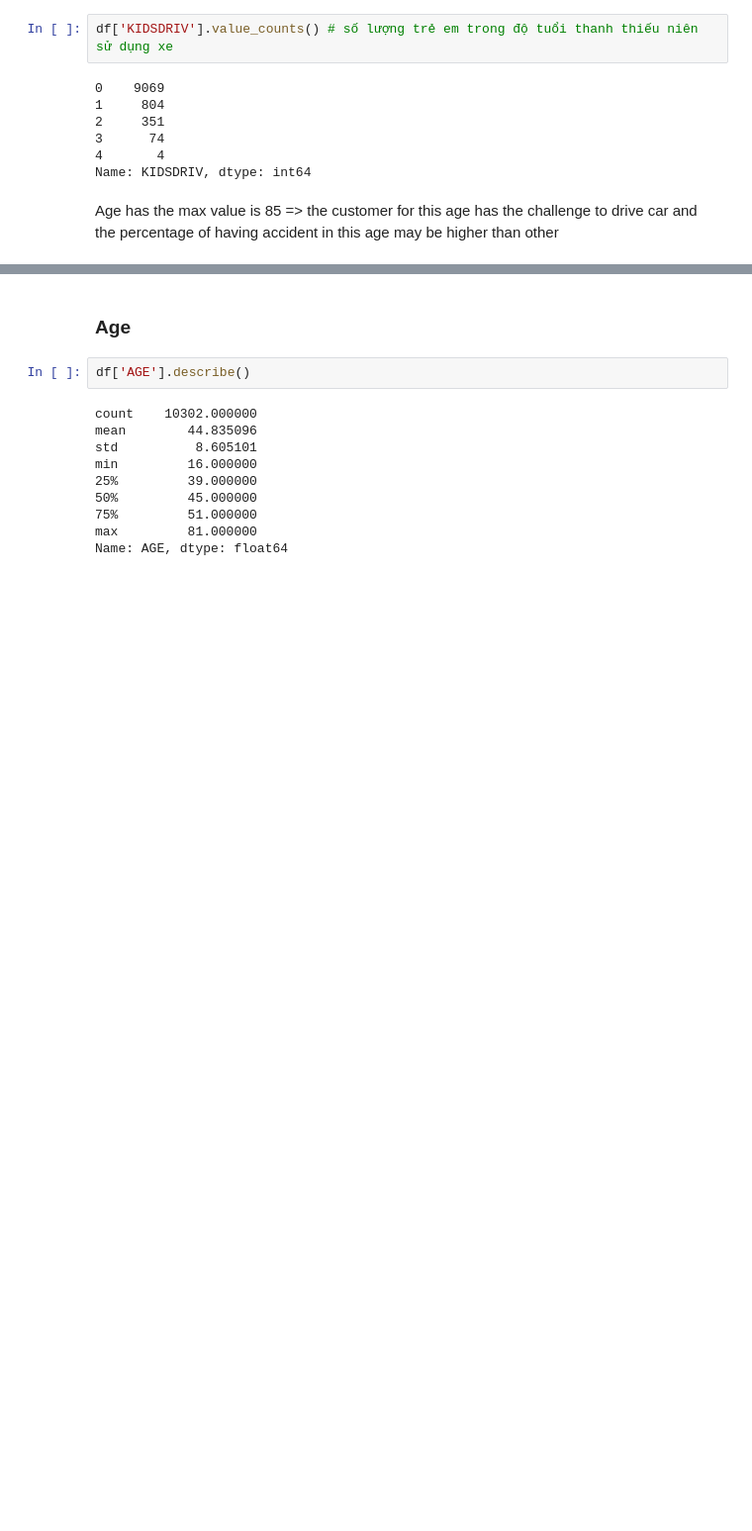
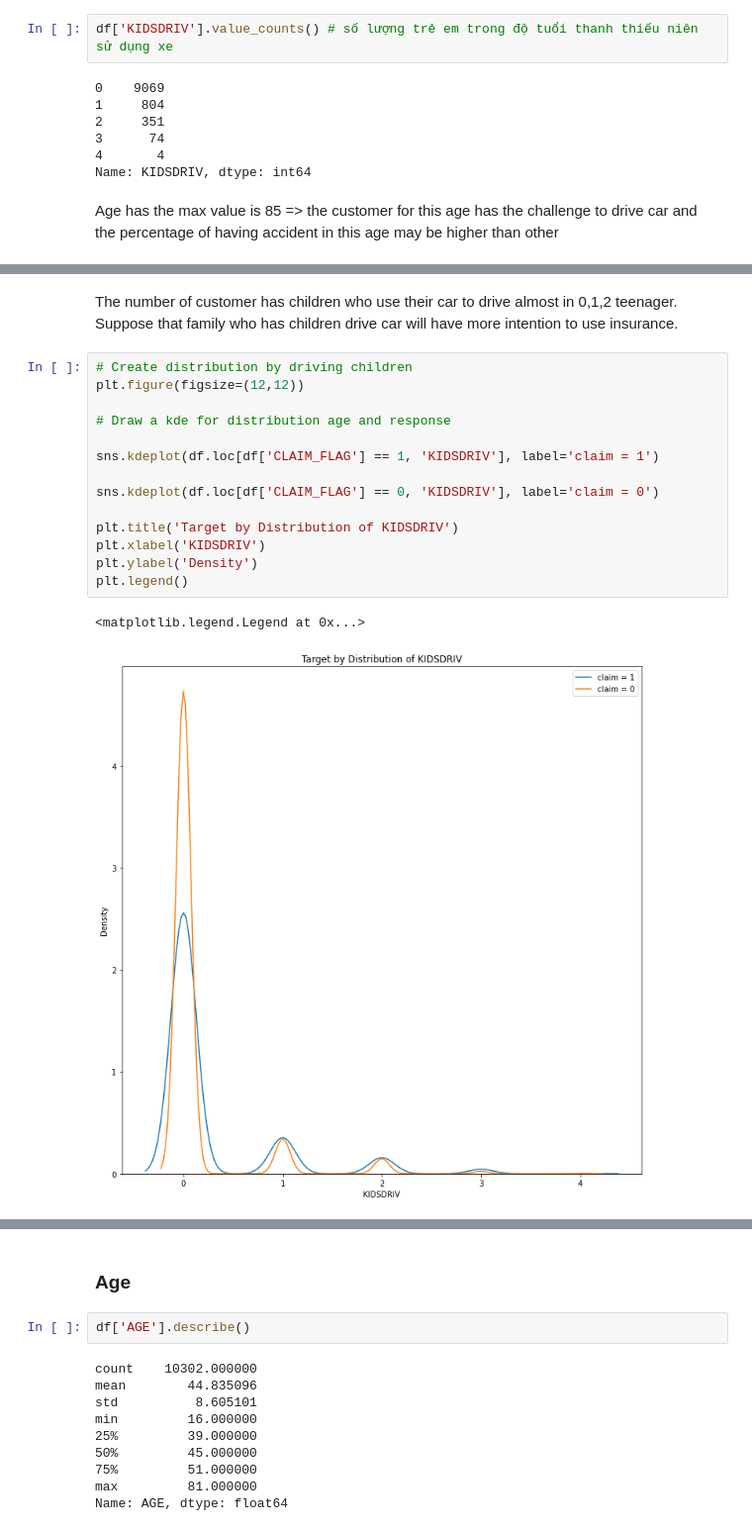
Before and after one commit to NamNguyenboomit/car-insurance, a Jupyter notebook: Analyze/test_1.ipynb, the cells around one changed output, grey strips where cells are left out. Shown at 99% size. Saved outputs shown, nothing was run; the diff lists cells and outputs as text; blank space fills up the shorter version.

```diff
--- a/Analyze/test_1.ipynb
+++ b/Analyze/test_1.ipynb
@@ -787,0 +604,19 @@ Text(0.5, 1.0, 'Distribution by Driving Children')
+# %% [markdown]
+The number of customer has children who use their car to drive almost in 0,1,2 teenager. Suppose that family who has children drive car will have more intention to use insurance.
+# %%
+# Create distribution by driving children
+plt.figure(figsize=(12,12))
+
+# Draw a kde for distribution age and response
+
+sns.kdeplot(df.loc[df['CLAIM_FLAG'] == 1, 'KIDSDRIV'], label='claim = 1')
+
+sns.kdeplot(df.loc[df['CLAIM_FLAG'] == 0, 'KIDSDRIV'], label='claim = 0')
+
+plt.title('Target by Distribution of KIDSDRIV')
+plt.xlabel('KIDSDRIV')
+plt.ylabel('Density')
+plt.legend()
+# %% [output]
+<matplotlib.legend.Legend at 0x...>
+[figure, added]
```
Also changed, not shown: parts of 44 cells of this notebook.
